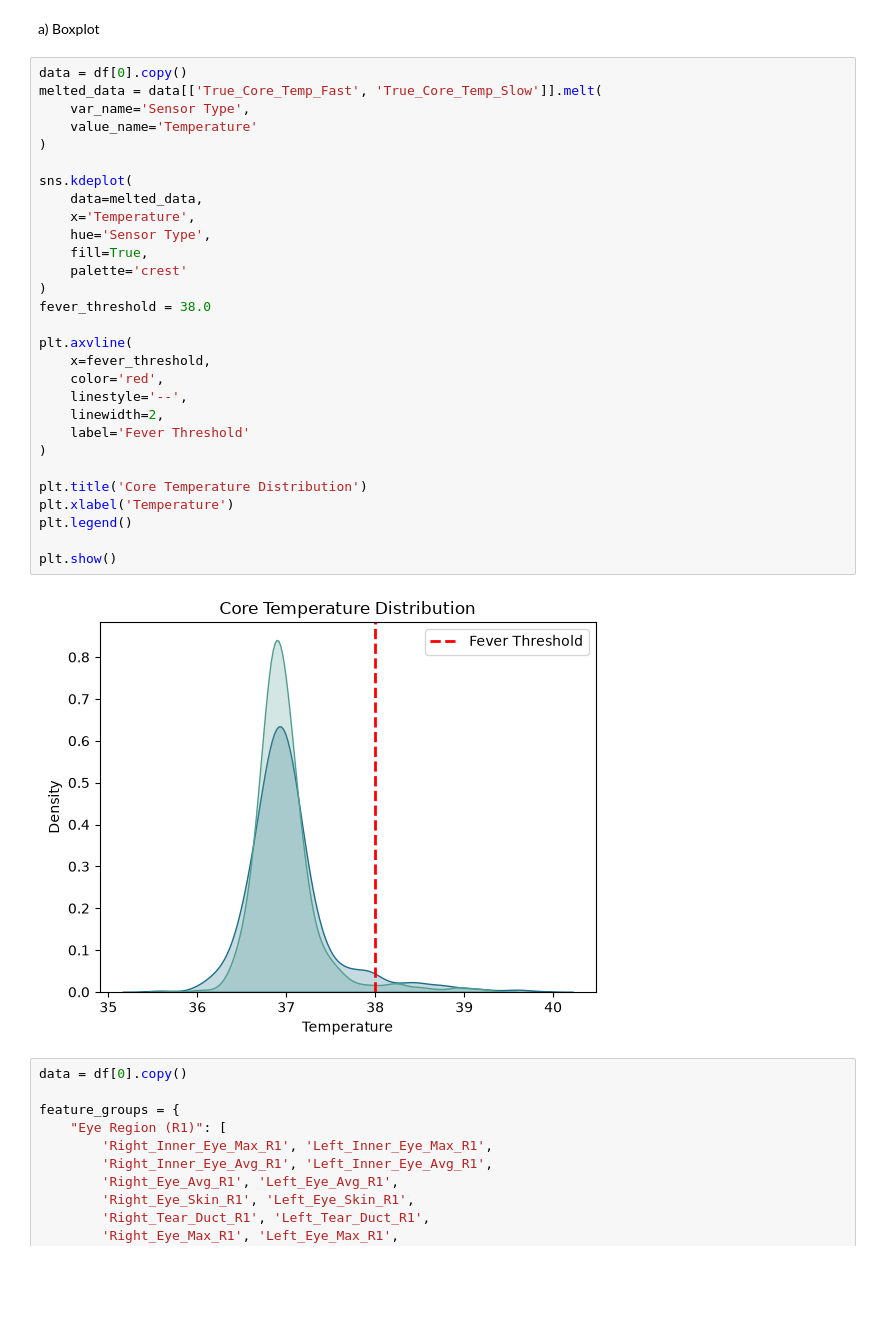
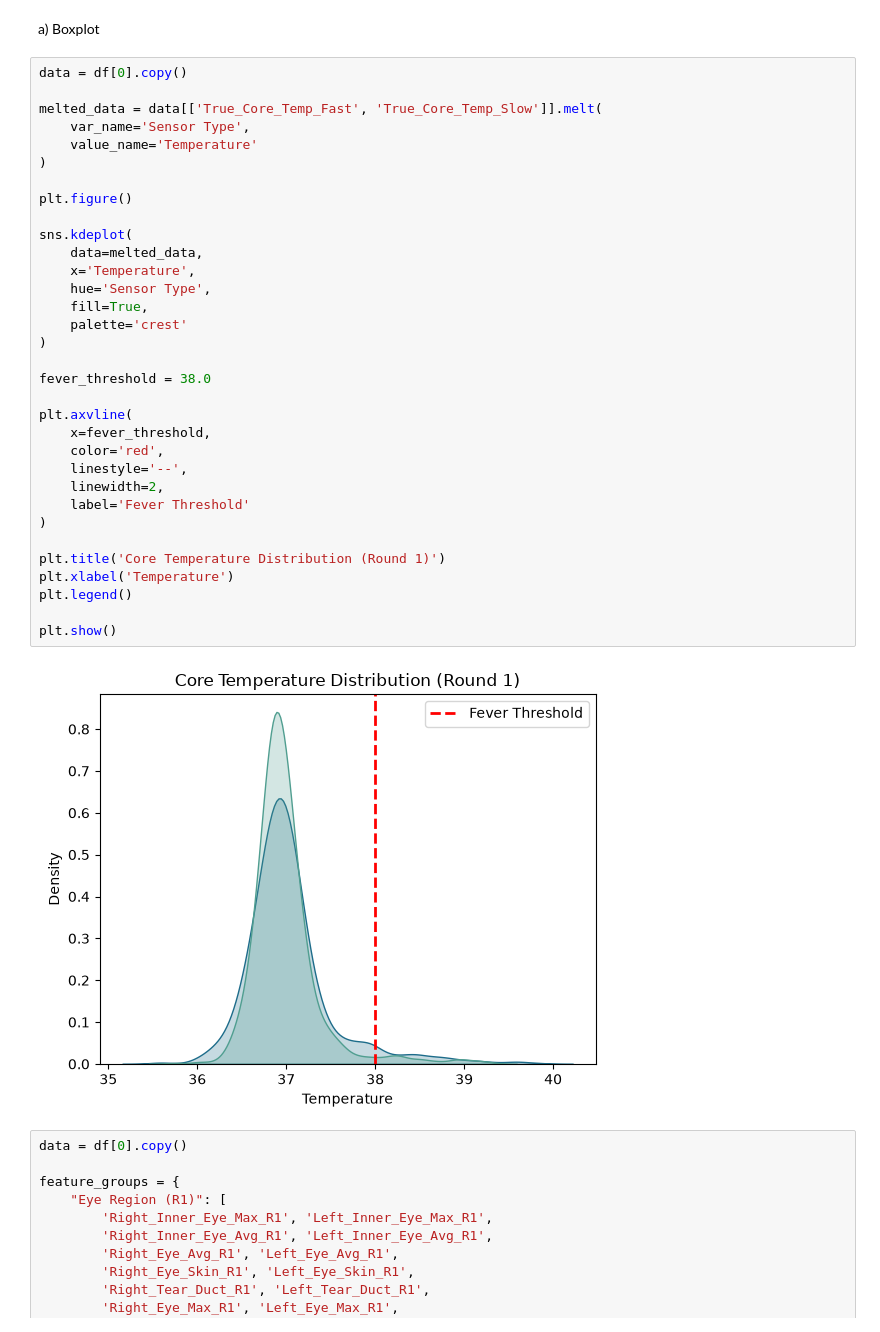
Before and after one commit to AkilanSS/23CSE301--Machine-Learning-Capstone-Project, a Jupyter notebook: notebooks/regression.ipynb, the cells around one changed output. Saved outputs shown, nothing was run; the diff lists cells and outputs as text; blank space fills up the shorter version.

```diff
--- a/notebooks/regression.ipynb
+++ b/notebooks/regression.ipynb
@@ -195,35 +245,39 @@ Male      368
 a) Boxplot
 # %%
 data = df[0].copy()
+
 melted_data = data[['True_Core_Temp_Fast', 'True_Core_Temp_Slow']].melt(
     var_name='Sensor Type',
     value_name='Temperature'
 )
+
+plt.figure()
 
 sns.kdeplot(
     data=melted_data,
     x='Temperature',
     hue='Sensor Type',
     fill=True,
     palette='crest'
 )
+
 fever_threshold = 38.0
 
 plt.axvline(
     x=fever_threshold,
     color='red',
     linestyle='--',
     linewidth=2,
     label='Fever Threshold'
 )
 
-plt.title('Core Temperature Distribution')
+plt.title('Core Temperature Distribution (Round 1)')
 plt.xlabel('Temperature')
 plt.legend()
 
 plt.show()
 # %% [output]
-[figure, old version]
+[figure, new version]
 # %%
 data = df[0].copy()
 
```
Also changed, not shown: parts of 22 cells of this notebook, 1 other file.
